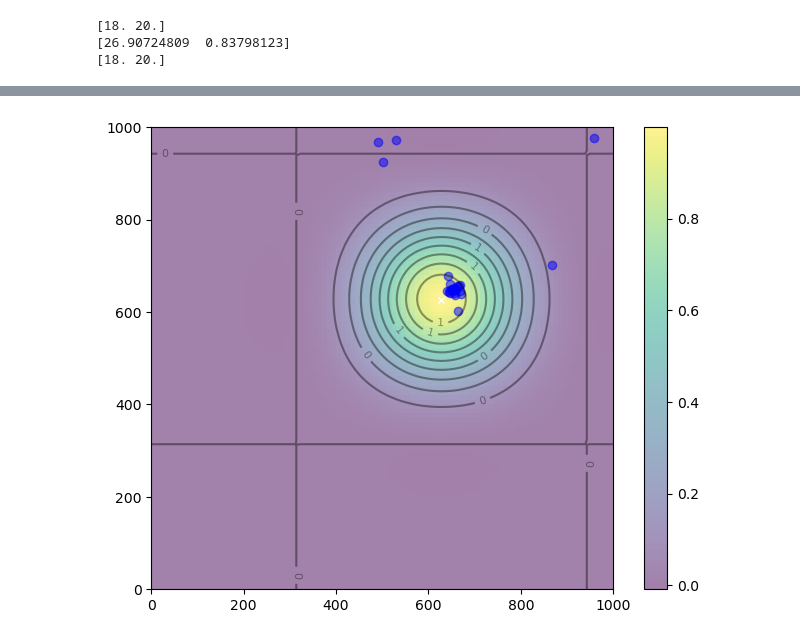
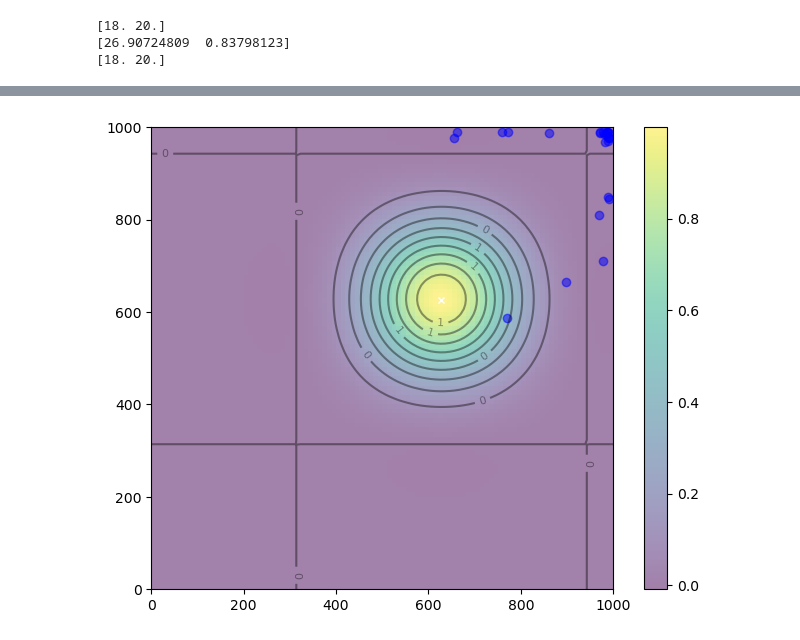
Before and after one commit to byang12/UNDERWATER_SWARM_ADHOC, a Jupyter notebook: GlowWarm-simpy.ipynb, the cells around one changed output, grey strips where cells are left out. Drawn from its saved outputs; the diff is of its cells as text; code cells hidden in the pictures.

```diff
--- a/GlowWarm-simpy.ipynb
+++ b/GlowWarm-simpy.ipynb
@@ -151,10 +149,11 @@ class Glowworm:
 
     def prepareMsgToSend(self):
         """Prepare to send a portion of the influence table to neighboring AUVs"""
-        msgInfluenceTable = copy.deepcopy(self.influenceTable)
+        msgInfluenceTable = {}
         for key, value in msgInfluenceTable.items():
-            if value['score'] < self.score: # only send the entries with higher score than self
-                del msgInfluenceTable[key]
+            #print(value)
+            if value['score'] > self.score: # only send the entries with higher score than self
+                msgInfluenceTable[key] = value
         return msgInfluenceTable
 
     def send(self):
@@ -176,11 +175,20 @@ class Glowworm:
     #             wormPosition[1] = i.X[1]
     #     return to_relative_polar(wormPosition, self.X)
 
-    def receive(self, worm_name, worm_score, polar_cor):
+    def receive(self, worm_name, worm_msgInfluenceTable, polar_cor): ### working on
         """update the influenceTable"""
-        self.influenceTable[worm_name] = {'distance':polar_cor[0], 'angle':polar_cor[1], 'score':worm_score}
+        for key, value in worm_msgInfluenceTable.items():
+            tableEntry_name = key
+            tableEntry_distance = value['distance']
+            tableEntry_score = value['score']
+            tableEntry_angle = value['angle']
+            tableEntry_polar = np.array([tableEntry_distance,tableEntry_angle])
+            tableEntrytoSelf = to_relative_polar(to_cartesian(tableEntry_polar,np.array([0,0])) + to_cartesian(polar_cor,np.array([0,0])), np.array([0,0]))
+            if (tableEntry_name not in self.influenceTable) or (self.influenceTable[tableEntry_name]['score'] < tableEntry_score):
+                self.influenceTable[tableEntry_name] = {'distance':tableEntrytoSelf[0], 'angle':tableEntrytoSelf[1], 'score':tableEntry_score}
 
-    def update(self):
+
+    def nextWaypoint(self):
         """Update each worm's position based on the Table of influences."""
         new_position = np.array([0.0, 0.0])
         x_move = 0.0
@@ -209,7 +217,8 @@ class Glowworm:
 
         self.waypoint = new_position
 
-        print(self.name, self.waypoint)
+        #print(self.name, self.waypoint)
+
 
     def move(self):
         direction = self.waypoint-self.X
@@ -224,7 +233,7 @@ class Glowworm:
         self.X = newPosition
         distance = np.linalg.norm(self.X - self.waypoint) # Euclidean distance
         if distance <= 3:  # Interaction threshold
-            self.update()
+            self.nextWaypoint()
 
     ##############################################################################
     # SIMPY INTEGRATION
@@ -237,9 +246,11 @@ class Glowworm:
         """
         i = 0
         while True:
+            #print("Time ", i)
             # Compute glowworm logic
             self.sensing()
-            self.send()
+            if i%5 == 0:
+                self.send()
             self.move()
 
             # Store positions for later analysis or plotting
@@ -335,31 +328,31 @@ if __name__ == "__main__":
 # %%
 # Plotting - no Animation
 x, y = np.array(np.meshgrid(np.linspace(0, dims, 100), np.linspace(0, dims, 100)))
 z = fitness_function([x, y])
 x_max, y_max = x.ravel()[z.argmax()], y.ravel()[z.argmax()]
 
 fig, ax = plt.subplots(figsize=(8, 6))
 img = ax.imshow(z, extent=[0, dims, 0, dims], origin='lower', cmap='viridis', alpha=0.5)
 fig.colorbar(img, ax=ax)
 ax.plot([x_max], [y_max], marker='x', markersize=5, color="white")
 contours = ax.contour(x, y, z, 10, colors='black', alpha=0.4)
 ax.clabel(contours, inline=True, fontsize=8, fmt="%.0f")
 #p_plot = ax.scatter(positions[0][0], positions[0][1], marker='o', color='blue', alpha=0.5)
 #nbest_plot = plt.scatter([nbest[0]], [nbest[1]], marker='*', s=100, color='black', alpha=0.4)
 
-i = 80
+i = 100
 ax.clear()
 ax.imshow(z, extent=[0, dims, 0, dims], origin='lower', cmap='viridis', alpha=0.5)
 ax.plot([x_max], [y_max], marker='x', markersize=5, color="white")
 contours = ax.contour(x, y, z, 10, colors='black', alpha=0.4)
 ax.clabel(contours, inline=True, fontsize=8, fmt="%.0f")
 x_list = []
 y_list = []
 for j in range(num_worms):
     x_list.append(all_positions[j][i][0])
     y_list.append(all_positions[j][i][1])
 p_plot = ax.scatter(x_list, y_list, marker='o', color='blue', alpha=0.5)
 #nbest_plot.set_offsets(nbest.reshape(1, -1))
 plt.show()
 # %% [output]
-[figure, old version]
+[figure, new version]
```
Also changed, not shown: parts of 2 cells of this notebook.
